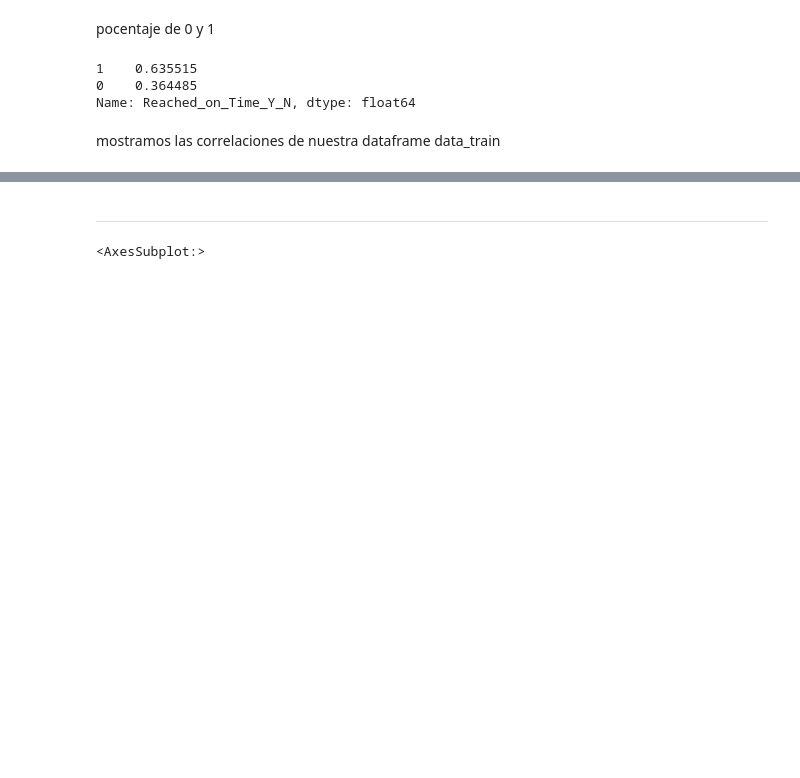
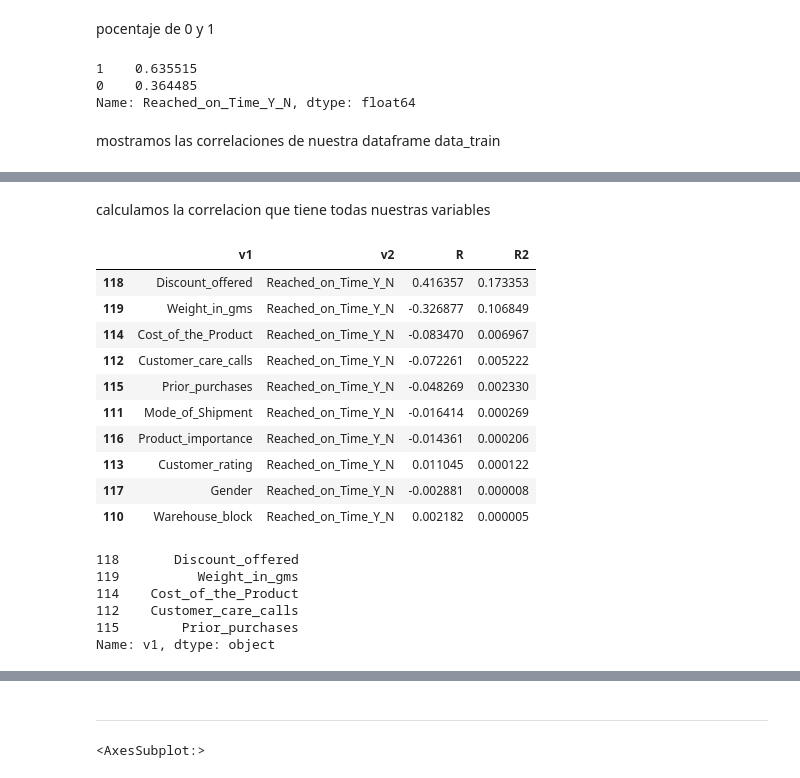
Before and after one commit to josleo/PI01-2, a Jupyter notebook: limpieza.ipynb, the cells around one changed output, grey strips where cells are left out. Saved outputs shown, nothing was run; the diff lists cells and outputs as text; code cells hidden in the pictures; blank space fills up the shorter version.

```diff
--- a/limpieza.ipynb
+++ b/limpieza.ipynb
@@ -270,0 +283,28 @@ data_train.corr()
+# %% [markdown]
+calculamos la correlacion que tiene todas nuestras variables
+# %%
+res_target_ordered=res[res['v2']=='Reached_on_Time_Y_N'].sort_values('R2', ascending=False)
+res_target_ordered
+# %% [output]
+|  | v1 | v2 | R | R2 |
+| 118 | Discount_offered | Reached_on_Time_Y_N | 0.416357 | 0.173353 |
+| 119 | Weight_in_gms | Reached_on_Time_Y_N | -0.326877 | 0.106849 |
+| 114 | Cost_of_the_Product | Reached_on_Time_Y_N | -0.083470 | 0.006967 |
+| 112 | Customer_care_calls | Reached_on_Time_Y_N | -0.072261 | 0.005222 |
+| 115 | Prior_purchases | Reached_on_Time_Y_N | -0.048269 | 0.002330 |
+| 111 | Mode_of_Shipment | Reached_on_Time_Y_N | -0.016414 | 0.000269 |
+| 116 | Product_importance | Reached_on_Time_Y_N | -0.014361 | 0.000206 |
+| 113 | Customer_rating | Reached_on_Time_Y_N | 0.011045 | 0.000122 |
+| 117 | Gender | Reached_on_Time_Y_N | -0.002881 | 0.000008 |
+| 110 | Warehouse_block | Reached_on_Time_Y_N | 0.002182 | 0.000005 |
+# %%
+# Top 3:
+top_vars=res_target_ordered[0:5]['v1']
+top_vars
+# %% [output]
+118       Discount_offered
+119          Weight_in_gms
+114    Cost_of_the_Product
+112    Customer_care_calls
+115        Prior_purchases
+Name: v1, dtype: object
```
Also changed, not shown: parts of 17 cells of this notebook.
